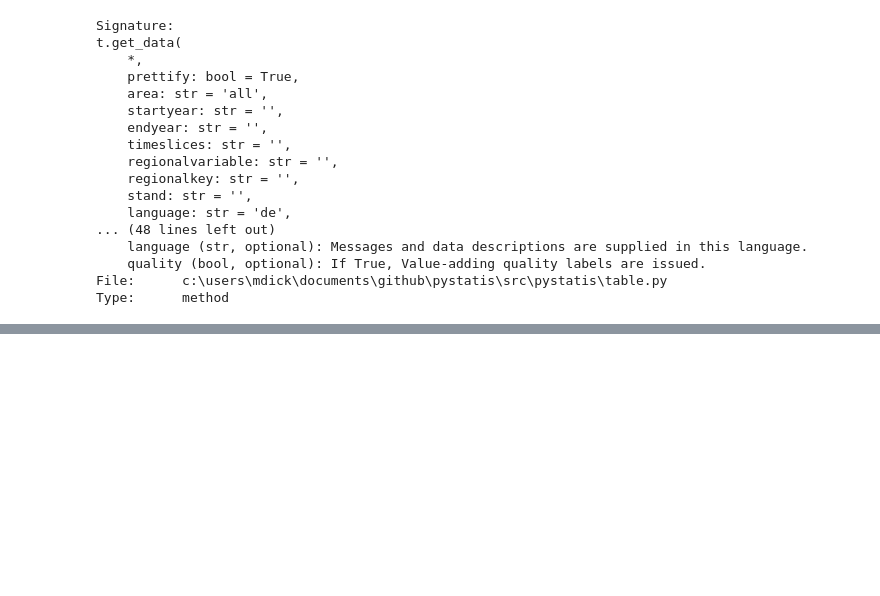
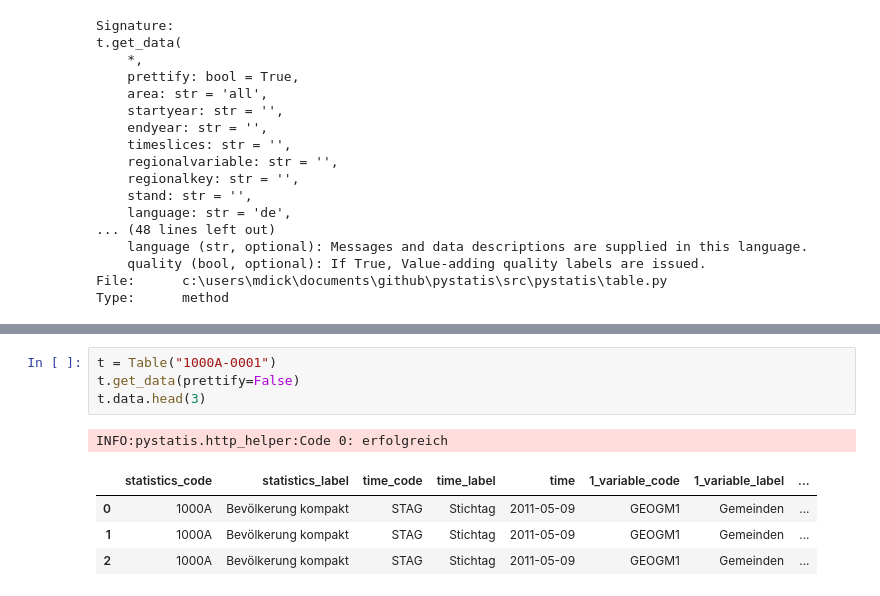
Before and after one commit to CorrelAid/pystatis, a Jupyter notebook: nb/01_table.ipynb, the cells around one changed output, grey strips where cells are left out. Drawn from its saved outputs; the diff is of its cells as text; blank space fills up the shorter version.

```diff
--- a/nb/01_table.ipynb
+++ b/nb/01_table.ipynb
@@ -169,0 +181,10 @@ t.data
+# %%
+t = Table("1000A-0001")
+t.get_data(prettify=False)
+t.data.head(3)
+# %% [output]
+INFO:pystatis.http_helper:Code 0: erfolgreich
+|  | statistics_code | statistics_label | time_code | time_label | time | 1_variable_code | 1_variable_label | ... |
+| 0 | 1000A | Bevölkerung kompakt | STAG | Stichtag | 2011-05-09 | GEOGM1 | Gemeinden | ... |
+| 1 | 1000A | Bevölkerung kompakt | STAG | Stichtag | 2011-05-09 | GEOGM1 | Gemeinden | ... |
+| 2 | 1000A | Bevölkerung kompakt | STAG | Stichtag | 2011-05-09 | GEOGM1 | Gemeinden | ... |
```
Also changed, not shown: parts of 58 cells of this notebook, 4 other files.
